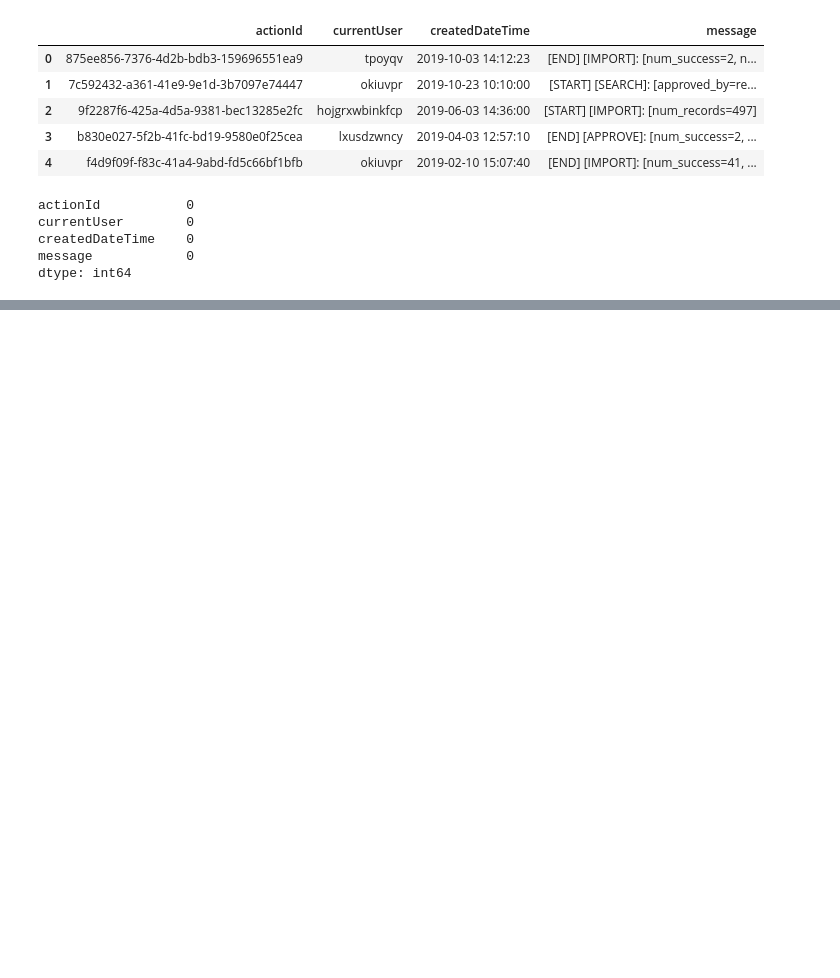
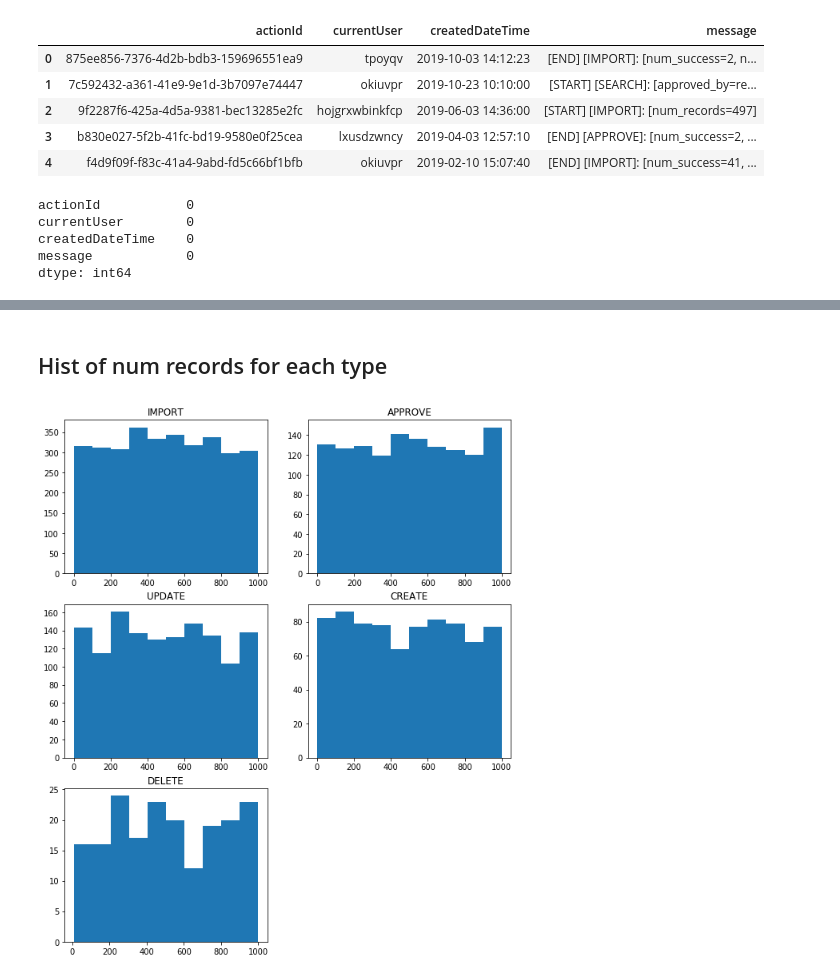
Before and after one commit to sergey-byk0v/TLC_trip_data, a Jupyter notebook: hw9/task.ipynb, the cells around one changed output, grey strips where cells are left out. Drawn from its saved outputs; the diff is of its cells as text; code cells hidden in the pictures; blank space fills up the shorter version.

```diff
--- a/hw9/task.ipynb
+++ b/hw9/task.ipynb
@@ -47,0 +101,13 @@ Name: status, Length: 18995, dtype: object
+# %%
+def lamb(x):
+    if len(x) != 2:
+        return None
+    else:
+        return np.abs(x[0] - x[1]).total_seconds()
+
+times = data.groupby(['actionId'])[['createdDateTime']].agg(lamb)
+time_dict = dict(zip(times.index, times.values))
+
+df = data.copy
+data['duration'] = data['actionId'].map(time_dict).apply(lambda x: x[0])
+data = data.dropna()
@@ -47,0 +133,17 @@ Name: status, Length: 18995, dtype: object
+# %%
+start_data = data.loc[data['status'] == 'START'] #.iloc[data['operation_type'] != 'SEARCH'] # ['operation_message']
+start_data_no_search = start_data.loc[start_data['operation_type'] != 'SEARCH']
+start_data_no_search['num_records'] = start_data_no_search['operation_message'].apply(lambda s: int(s.split('=')[1]))
+# %% [markdown]
+## Hist of num records for each type
+# %%
+plt.figure(figsize=(10, 12))
+counter_subplot = 1
+for operation_type in start_data_no_search['operation_type'].unique():
+    plt.subplot(3, 2, counter_subplot)
+    counter_subplot += 1
+    to_show = start_data_no_search.loc[start_data_no_search['operation_type'] == operation_type]
+    plt.hist(to_show['num_records'])
+    plt.title(operation_type)
+# %% [output]
+[figure, added]
```
Also changed, not shown: parts of 17 cells of this notebook.
